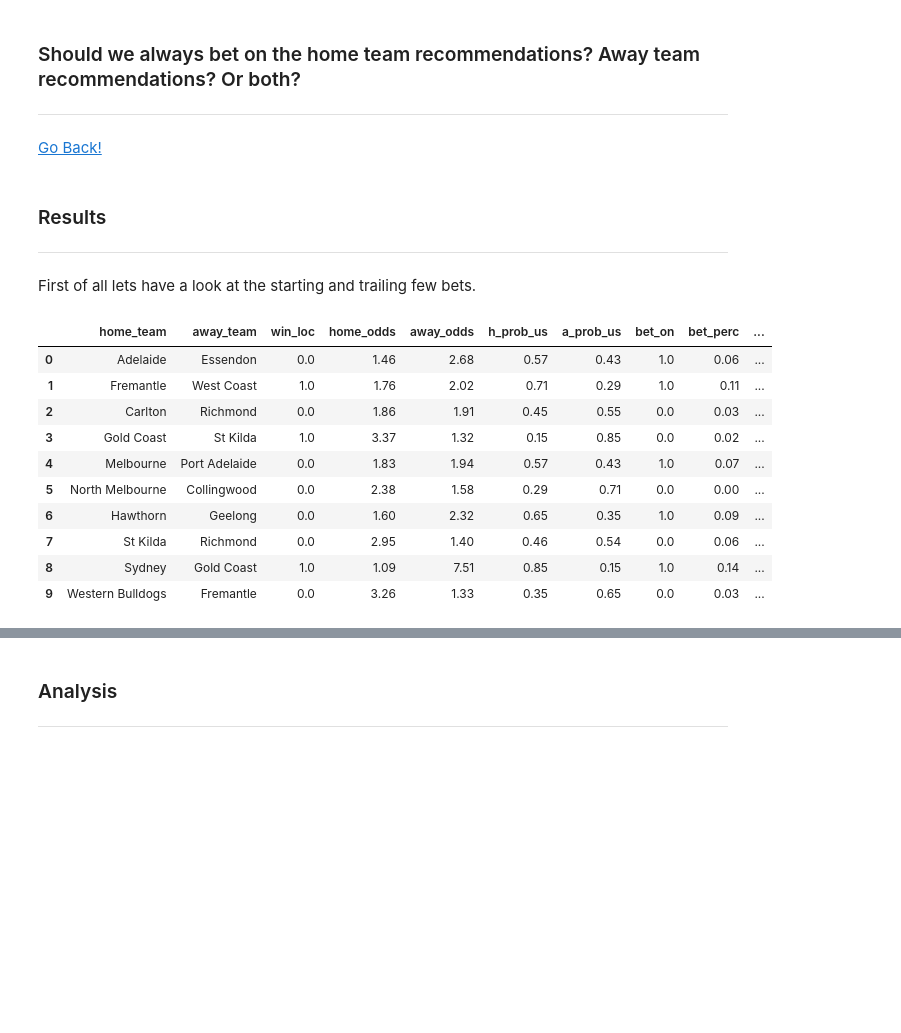
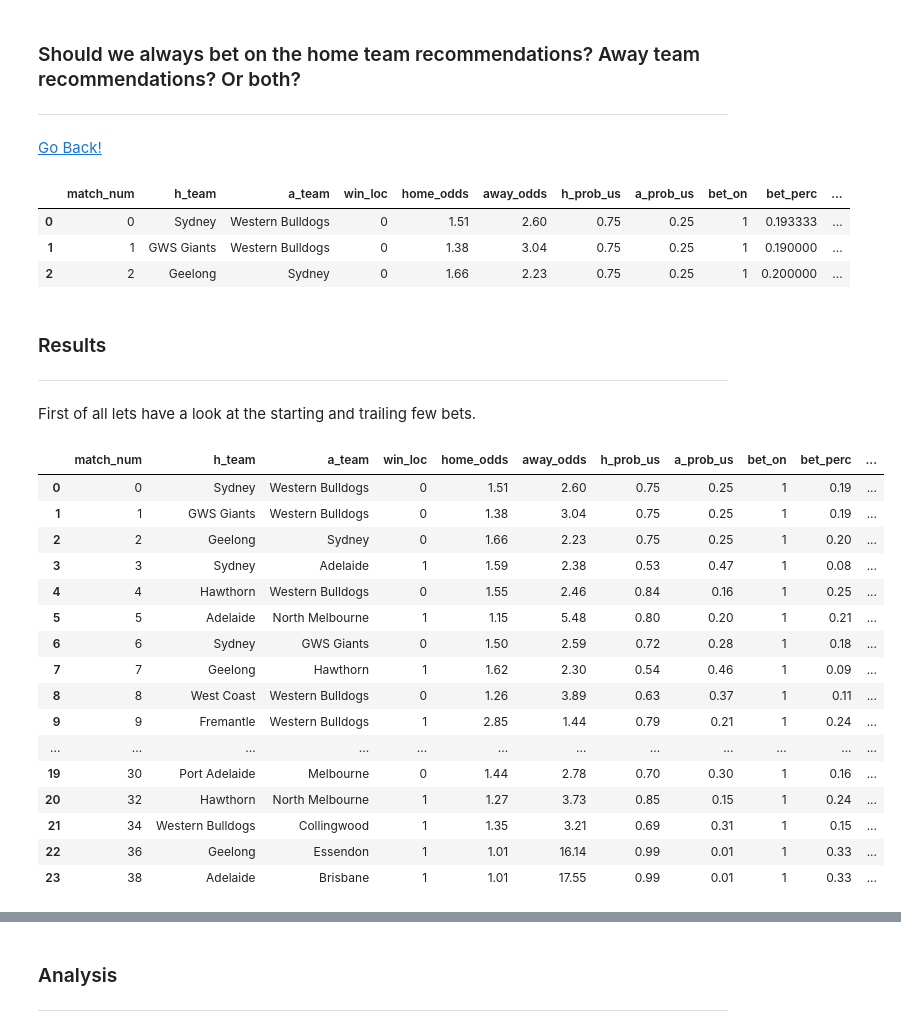
Before and after one commit to Alexander-sl-lee/Data-Science-Portfolio, a Jupyter notebook: General Assembly Projects/Capstone - AFL Winners for 2018 (In Progress)/Section 3 - Tipping-Alexander.ipynb, the cells around one changed output, grey strips where cells are left out. Drawn from its saved outputs; the diff is of its cells as text; code cells hidden in the pictures; blank space fills up the shorter version.

```diff
--- a/General Assembly Projects/Capstone - AFL Winners for 2018 (In Progress)/Section 3 - Tipping-Alexander.ipynb
+++ b/General Assembly Projects/Capstone - AFL Winners for 2018 (In Progress)/Section 3 - Tipping-Alexander.ipynb
@@ -362,8 +377,15 @@ betting_outcomes["earn_loss"] = 0.00
 
 <a href='#go_back'>Go Back!</a>
 # %%
-betting_outcomes_home = betting_outcomes#[betting_outcomes["bet_on"] == 0]
-betting_outcomes_home.reset_index(inplace=True, drop=True)
+betting_outcomes_home = betting_outcomes[betting_outcomes["bet_on"] == 1]
+betting_outcomes_home.index.names = ['match_num']
+betting_outcomes_home.reset_index(inplace=True)
+betting_outcomes_home.head(3)
+# %% [output]
+|  | match_num | h_team | a_team | win_loc | home_odds | away_odds | h_prob_us | a_prob_us | bet_on | bet_perc | ... |
+| 0 | 0 | Sydney | Western Bulldogs | 0 | 1.51 | 2.60 | 0.75 | 0.25 | 1 | 0.193333 | ... |
+| 1 | 1 | GWS Giants | Western Bulldogs | 0 | 1.38 | 3.04 | 0.75 | 0.25 | 1 | 0.190000 | ... |
+| 2 | 2 | Geelong | Sydney | 0 | 1.66 | 2.23 | 0.75 | 0.25 | 1 | 0.200000 | ... |
 # %%
 for index, row in betting_outcomes_home.iterrows():
 
@@ -383,7 +405,7 @@ for index, row in betting_outcomes_home.iterrows():
 
         else:
             if row["win_loc"] == 1:
-                earn = calc_win(betting_outcomes_home.iloc[index, -4], betting_outcomes_home.iloc[index, 3])
+                earn = calc_win(betting_outcomes_home.iloc[index, -4], betting_outcomes_home.iloc[index, 4])
                 new_bank = betting_outcomes_home.iloc[index, -3] + earn
                 bank = betting_outcomes_home.iloc[index, -3]
 
@@ -422,7 +444,7 @@ for index, row in betting_outcomes_home.iterrows():
                 betting_outcomes_home.set_value(index+1, "bank", new_bank)
 
             elif row["win_loc"] == 0:
-                earn = calc_win(betting_outcomes_home.iloc[index, -4], betting_outcomes_home.iloc[index, 3])
+                earn = calc_win(betting_outcomes_home.iloc[index, -4], betting_outcomes_home.iloc[index, 5])
                 new_bank = betting_outcomes_home.iloc[index, -3] + earn
                 bank = betting_outcomes_home.iloc[index, -3]
 
@@ -435,6 +457,13 @@ betting_outcomes_home = betting_outcomes_home.round({'bet_size': 2,
                            'bank': 2,
                            'new_bank':2,
                            'earn_loss':2})
+# %%
+betting_outcomes_home.fillna(0, inplace=True)
+# %%
+cols_to_change = ['match_num', 'win_loc', 'bet_on']
+
+for col in cols_to_change:
+    betting_outcomes_home[col] = betting_outcomes_home[col].astype(int)
 # %% [markdown]
 ### Results
 
@@ -443,19 +472,25 @@ betting_outcomes_home = betting_outcomes_home.round({'bet_size': 2,
 First of all lets have a look at the starting and trailing few bets.
 # %%
 # First 10 bets
-betting_outcomes_home.head(10)
+betting_outcomes_home.head(24)
 # %% [output]
-|  | home_team | away_team | win_loc | home_odds | away_odds | h_prob_us | a_prob_us | bet_on | bet_perc | ... |
-| 0 | Adelaide | Essendon | 0.0 | 1.46 | 2.68 | 0.57 | 0.43 | 1.0 | 0.06 | ... |
-| 1 | Fremantle | West Coast | 1.0 | 1.76 | 2.02 | 0.71 | 0.29 | 1.0 | 0.11 | ... |
-| 2 | Carlton | Richmond | 0.0 | 1.86 | 1.91 | 0.45 | 0.55 | 0.0 | 0.03 | ... |
-| 3 | Gold Coast | St Kilda | 1.0 | 3.37 | 1.32 | 0.15 | 0.85 | 0.0 | 0.02 | ... |
-| 4 | Melbourne | Port Adelaide | 0.0 | 1.83 | 1.94 | 0.57 | 0.43 | 1.0 | 0.07 | ... |
-| 5 | North Melbourne | Collingwood | 0.0 | 2.38 | 1.58 | 0.29 | 0.71 | 0.0 | 0.00 | ... |
-| 6 | Hawthorn | Geelong | 0.0 | 1.60 | 2.32 | 0.65 | 0.35 | 1.0 | 0.09 | ... |
-| 7 | St Kilda | Richmond | 0.0 | 2.95 | 1.40 | 0.46 | 0.54 | 0.0 | 0.06 | ... |
-| 8 | Sydney | Gold Coast | 1.0 | 1.09 | 7.51 | 0.85 | 0.15 | 1.0 | 0.14 | ... |
-| 9 | Western Bulldogs | Fremantle | 0.0 | 3.26 | 1.33 | 0.35 | 0.65 | 0.0 | 0.03 | ... |
+|  | match_num | h_team | a_team | win_loc | home_odds | away_odds | h_prob_us | a_prob_us | bet_on | bet_perc | ... |
+| 0 | 0 | Sydney | Western Bulldogs | 0 | 1.51 | 2.60 | 0.75 | 0.25 | 1 | 0.19 | ... |
+| 1 | 1 | GWS Giants | Western Bulldogs | 0 | 1.38 | 3.04 | 0.75 | 0.25 | 1 | 0.19 | ... |
+| 2 | 2 | Geelong | Sydney | 0 | 1.66 | 2.23 | 0.75 | 0.25 | 1 | 0.20 | ... |
+| 3 | 3 | Sydney | Adelaide | 1 | 1.59 | 2.38 | 0.53 | 0.47 | 1 | 0.08 | ... |
+| 4 | 4 | Hawthorn | Western Bulldogs | 0 | 1.55 | 2.46 | 0.84 | 0.16 | 1 | 0.25 | ... |
+| 5 | 5 | Adelaide | North Melbourne | 1 | 1.15 | 5.48 | 0.80 | 0.20 | 1 | 0.21 | ... |
+| 6 | 6 | Sydney | GWS Giants | 0 | 1.50 | 2.59 | 0.72 | 0.28 | 1 | 0.18 | ... |
+| 7 | 7 | Geelong | Hawthorn | 1 | 1.62 | 2.30 | 0.54 | 0.46 | 1 | 0.09 | ... |
+| 8 | 8 | West Coast | Western Bulldogs | 0 | 1.26 | 3.89 | 0.63 | 0.37 | 1 | 0.11 | ... |
+| 9 | 9 | Fremantle | Western Bulldogs | 1 | 2.85 | 1.44 | 0.79 | 0.21 | 1 | 0.24 | ... |
+| ... | ... | ... | ... | ... | ... | ... | ... | ... | ... | ... | ... |
+| 19 | 30 | Port Adelaide | Melbourne | 0 | 1.44 | 2.78 | 0.70 | 0.30 | 1 | 0.16 | ... |
+| 20 | 32 | Hawthorn | North Melbourne | 1 | 1.27 | 3.73 | 0.85 | 0.15 | 1 | 0.24 | ... |
+| 21 | 34 | Western Bulldogs | Collingwood | 1 | 1.35 | 3.21 | 0.69 | 0.31 | 1 | 0.15 | ... |
+| 22 | 36 | Geelong | Essendon | 1 | 1.01 | 16.14 | 0.99 | 0.01 | 1 | 0.33 | ... |
+| 23 | 38 | Adelaide | Brisbane | 1 | 1.01 | 17.55 | 0.99 | 0.01 | 1 | 0.33 | ... |
 # %%
 # Last 10 bets
 betting_outcomes_home.tail(10)
```
Also changed, not shown: parts of 16 cells of this notebook, 10 other files.
